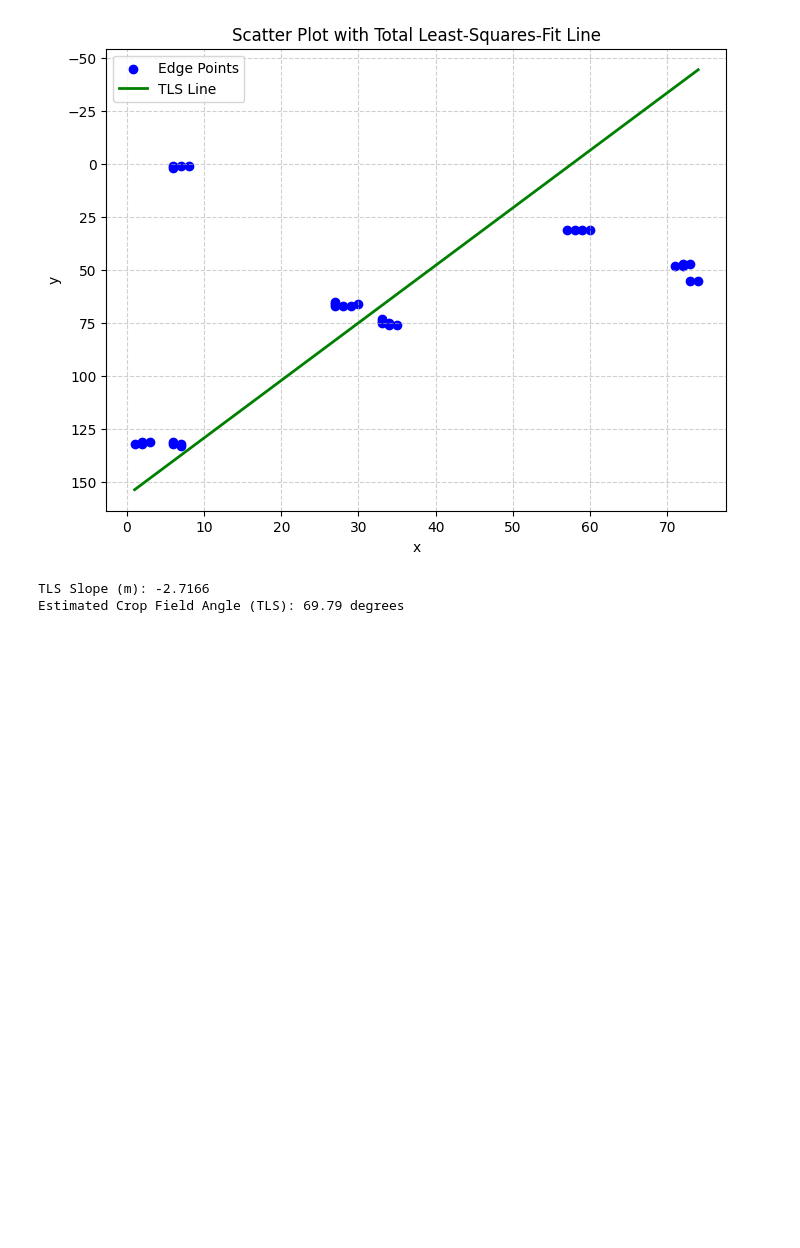
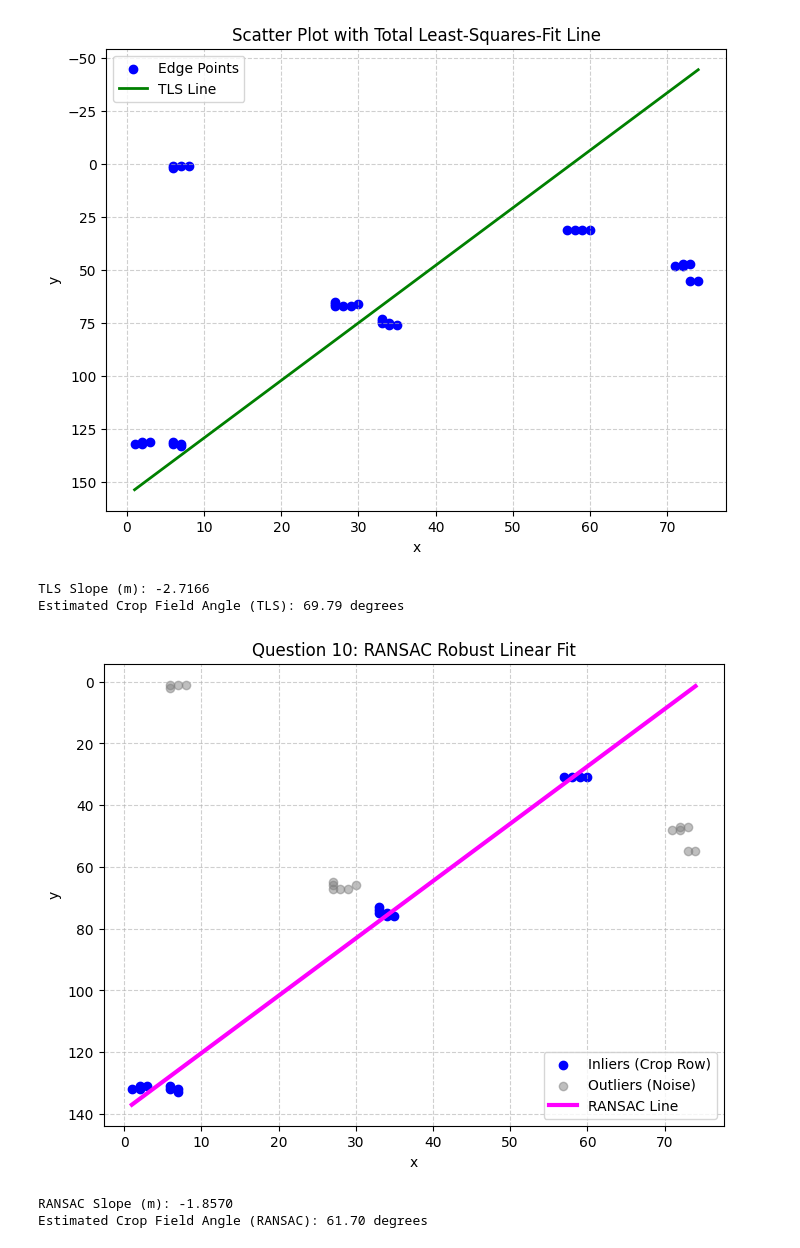
Before and after one commit to Kaushalyasamantha/ET3112_Assignment_02, a Jupyter notebook: D_ENG_24_0154_EE.ipynb, the cells around one changed output. Drawn from its saved outputs; the diff is of its cells as text; code cells hidden in the pictures; blank space fills up the shorter version.

Commit message:
"Question 10: Implementing RANSAC Robust Regression ,Question 11: Calculate Angle"

```diff
--- a/D_ENG_24_0154_EE.ipynb
+++ b/D_ENG_24_0154_EE.ipynb
@@ -141,3 +141,53 @@ print(f"Estimated Crop Field Angle (TLS): {theta_tls_deg:.2f} degrees")
 [figure]
 TLS Slope (m): -2.7166
 Estimated Crop Field Angle (TLS): 69.79 degrees
+# %%
+import numpy as np
+import matplotlib.pyplot as plt
+# Question 10: Implementing RANSAC Robust Regression
+from sklearn.linear_model import RANSACRegressor
+
+# 1. Prepare data for Scikit-Learn (needs 2D array for X)
+X = x.reshape(-1, 1)
+
+# 2. Initialize and fit RANSAC
+# residual_threshold defines the maximum distance for a point to be an inlier
+ransac = RANSACRegressor(residual_threshold=10.0, random_state=42)
+ransac.fit(X, y)
+
+# 3. Identify inliers and outliers for plotting
+inlier_mask = ransac.inlier_mask_
+outlier_mask = np.logical_not(inlier_mask)
+
+# 4. Get the slope and intercept
+slope_ransac = ransac.estimator_.coef_[0]
+intercept_ransac = ransac.estimator_.intercept_
+
+# 5. Generate line for plotting
+line_x = np.array([min(x), max(x)]).reshape(-1, 1)
+line_y_ransac = ransac.predict(line_x)
+
+# --- Plotting ---
+plt.figure(figsize=(8, 6))
+plt.scatter(x[inlier_mask], y[inlier_mask], color='blue', label='Inliers (Crop Row)')
+plt.scatter(x[outlier_mask], y[outlier_mask], color='gray', alpha=0.5, label='Outliers (Noise)')
+plt.plot(line_x, line_y_ransac, color='magenta', linewidth=3, label='RANSAC Line')
+
+plt.title('Question 10: RANSAC Robust Linear Fit')
+plt.xlabel('x')
+plt.ylabel('y')
+plt.gca().invert_yaxis()
+plt.legend()
+plt.grid(True, linestyle='--', alpha=0.6)
+plt.show()
+
+# --- Question 11: Calculate Angle ---
+import math
+theta_ransac_deg = abs(math.degrees(math.atan(slope_ransac)))
+
+print(f"RANSAC Slope (m): {slope_ransac:.4f}")
+print(f"Estimated Crop Field Angle (RANSAC): {theta_ransac_deg:.2f} degrees")
+# %% [output]
+[figure, added]
+RANSAC Slope (m): -1.8570
+Estimated Crop Field Angle (RANSAC): 61.70 degrees
```
